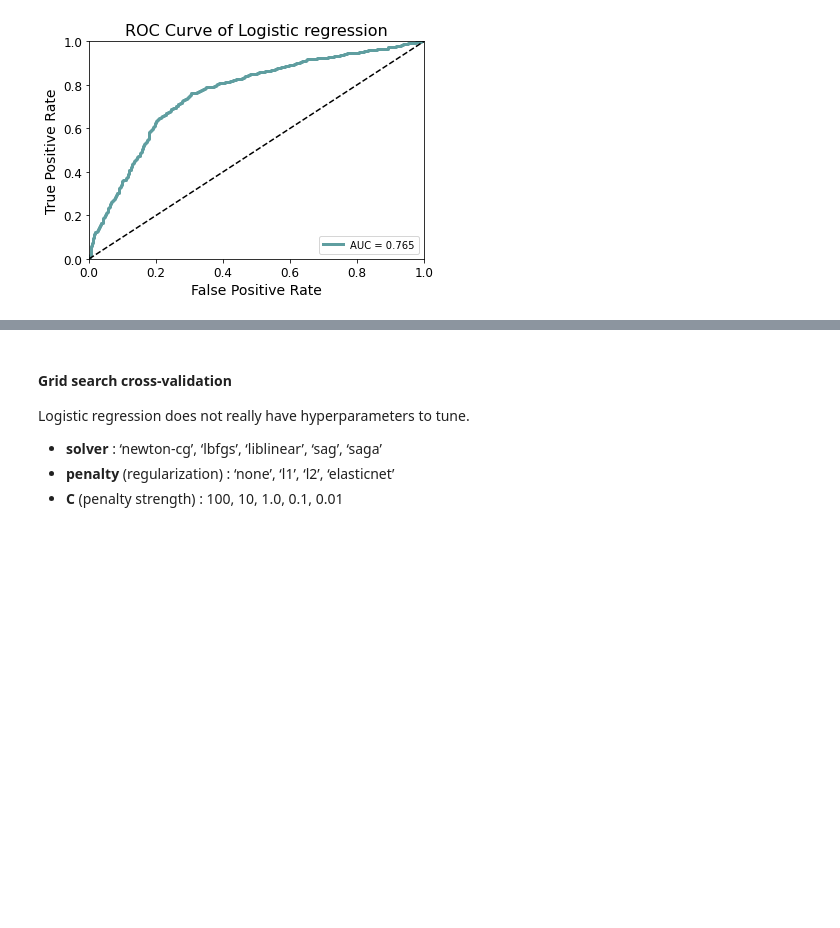
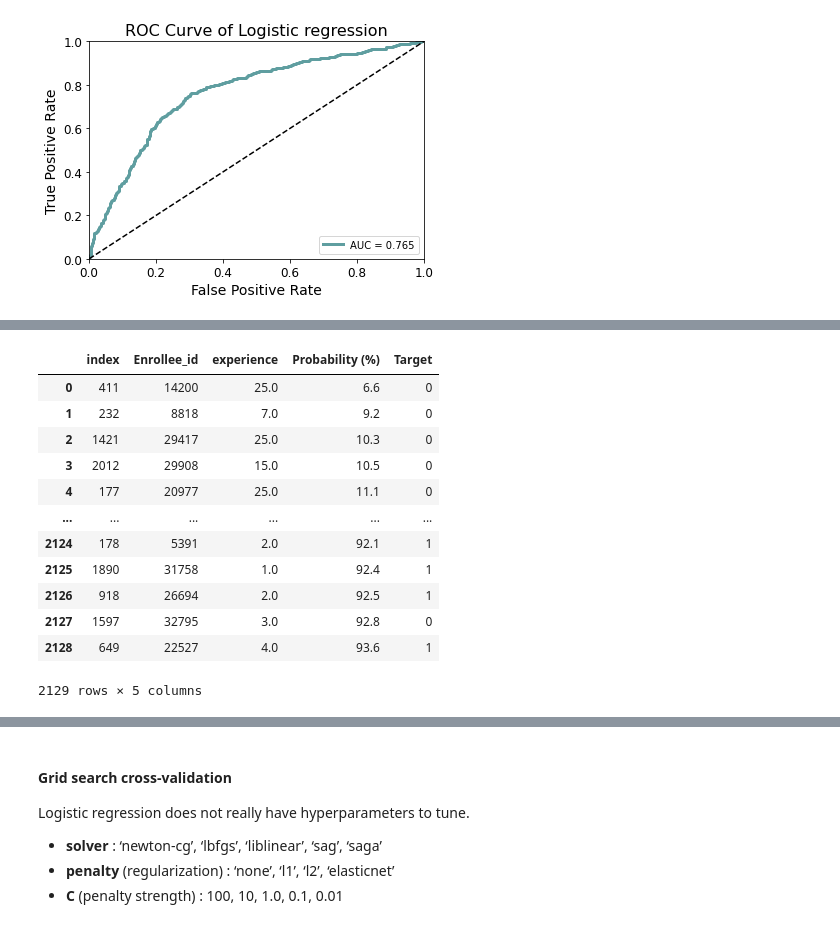
Before and after one commit to katiehuang1221/HR-Analytics-Predict-Who-Will-Leave-The-Job, a Jupyter notebook: notebook/08_refine_models_1.ipynb, the cells around one changed output, grey strips where cells are left out. Drawn from its saved outputs; the diff is of its cells as text; code cells hidden in the pictures; blank space fills up the shorter version.

```diff
--- a/notebook/08_refine_models_1.ipynb
+++ b/notebook/08_refine_models_1.ipynb
@@ -188,0 +229,26 @@ fig.savefig('../plot/ROC_lr_1.pdf', bbox_inches='tight', transparent=True)
+# %%
+df = df_test
+df = df.reset_index()
+prob_df = pd.DataFrame(lm.predict_proba(X_test)).apply(lambda x:round(x,3)*100)
+
+df = pd.concat([df,prob_df],axis=1)[['enrollee_id','experience',1,'target']]
+df.columns=['Enrollee_id','experience','Probability (%)','Target']
+df = df.sort_values('Probability (%)',ascending=True).reset_index()
+
+# Save as csv file
+df.to_csv('../dump/candidate_proba.csv')
+df
+# %% [output]
+|  | index | Enrollee_id | experience | Probability (%) | Target |
+| 0 | 411 | 14200 | 25.0 | 6.6 | 0 |
+| 1 | 232 | 8818 | 7.0 | 9.2 | 0 |
+| 2 | 1421 | 29417 | 25.0 | 10.3 | 0 |
+| 3 | 2012 | 29908 | 15.0 | 10.5 | 0 |
+| 4 | 177 | 20977 | 25.0 | 11.1 | 0 |
+| ... | ... | ... | ... | ... | ... |
+| 2124 | 178 | 5391 | 2.0 | 92.1 | 1 |
+| 2125 | 1890 | 31758 | 1.0 | 92.4 | 1 |
+| 2126 | 918 | 26694 | 2.0 | 92.5 | 1 |
+| 2127 | 1597 | 32795 | 3.0 | 92.8 | 0 |
+| 2128 | 649 | 22527 | 4.0 | 93.6 | 1 |
+2129 rows × 5 columns
```
Also changed, not shown: parts of 29 cells of this notebook, 4 other files.
